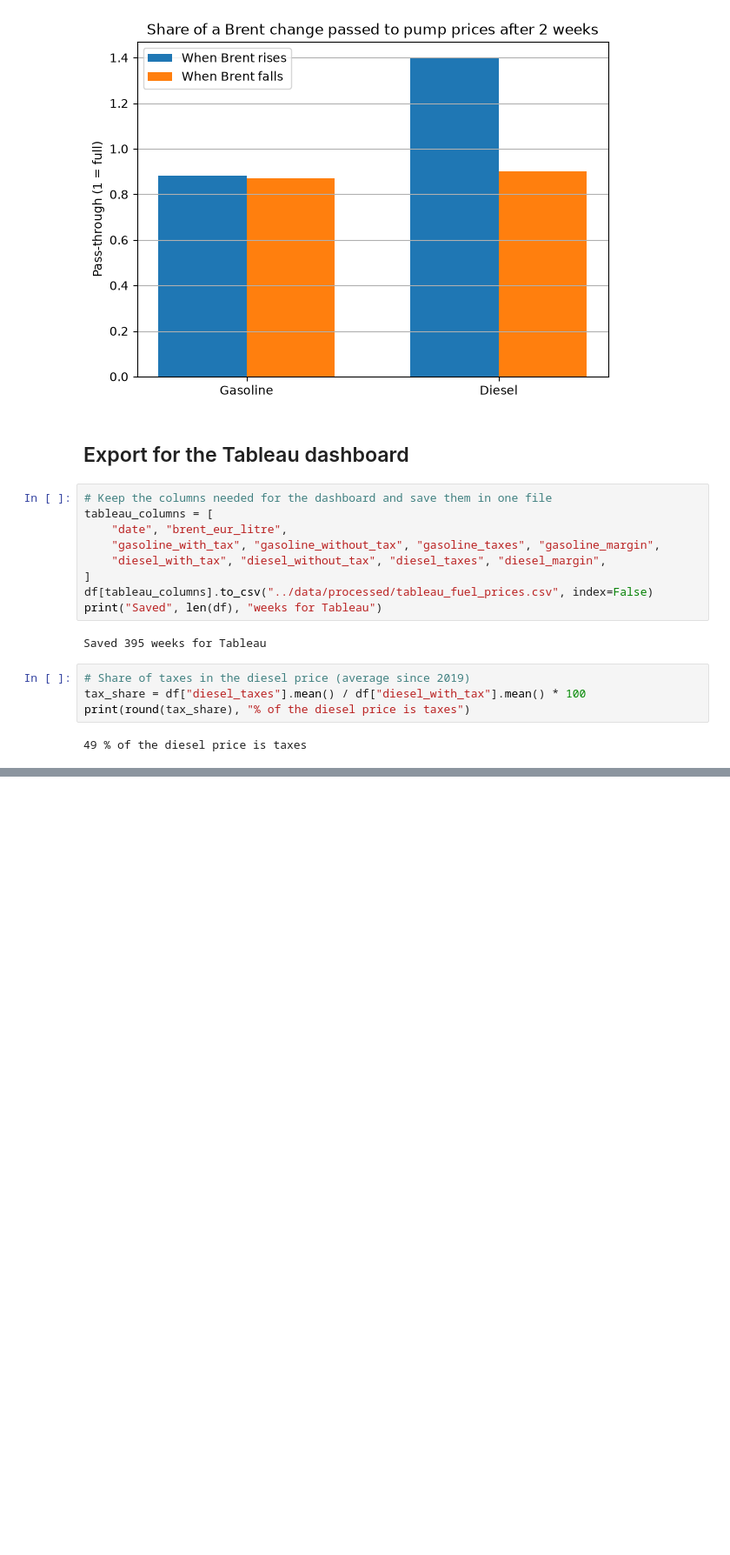
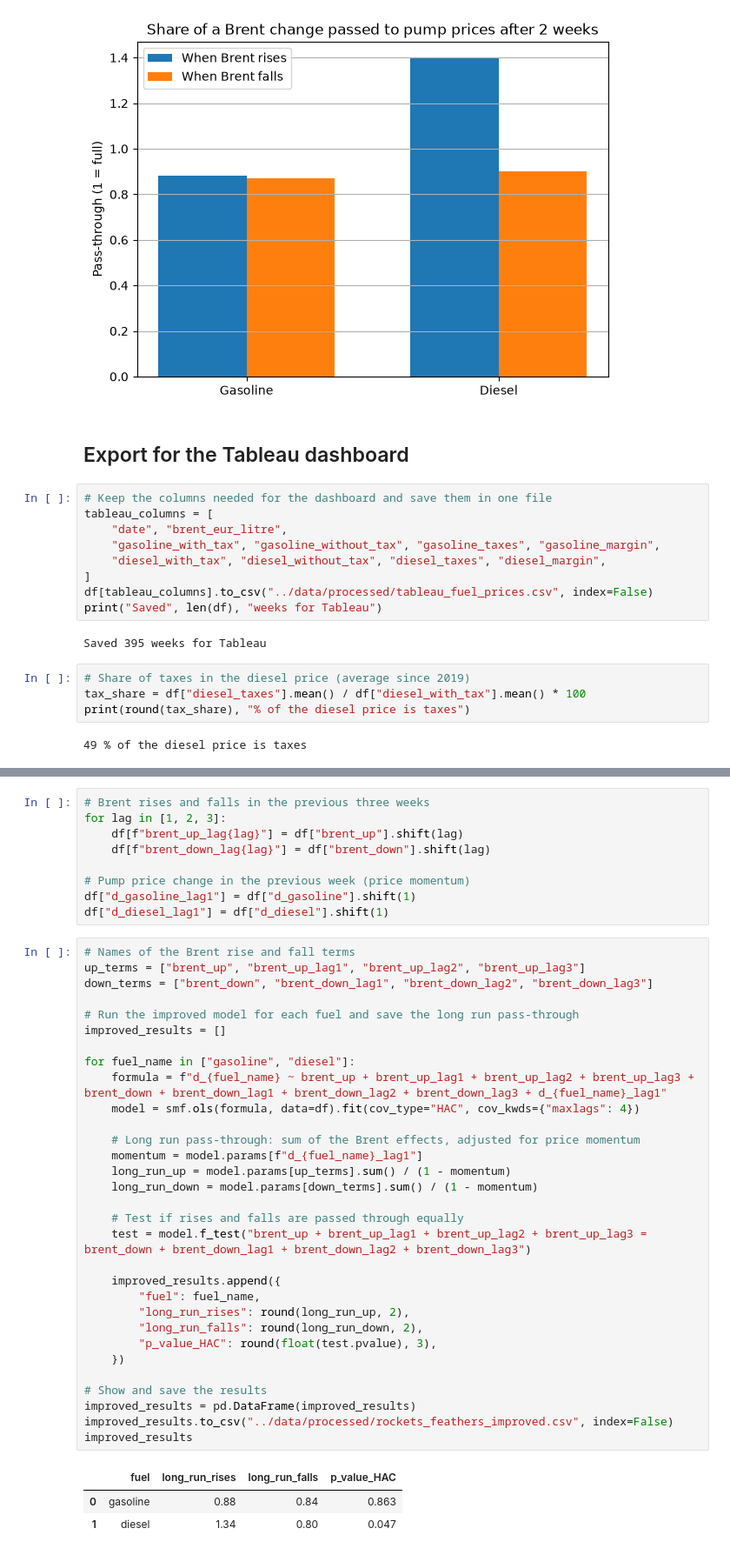
Before and after one commit to josepaulonunes/fuel-prices-portugal, a Jupyter notebook: notebooks/02_fuel_prices.ipynb, the cells around one changed output, grey strips where cells are left out. Shown at 87% size. Saved outputs shown, nothing was run; the diff lists cells and outputs as text; blank space fills up the shorter version.

Commit message:
Improve model with four weeks of lags and price momentum

```diff
--- a/notebooks/02_fuel_prices.ipynb
+++ b/notebooks/02_fuel_prices.ipynb
@@ -301,0 +305,44 @@ print(round(tax_share), "% of the diesel price is taxes")
+# %%
+# Brent rises and falls in the previous three weeks
+for lag in [1, 2, 3]:
+    df[f"brent_up_lag{lag}"] = df["brent_up"].shift(lag)
+    df[f"brent_down_lag{lag}"] = df["brent_down"].shift(lag)
+
+# Pump price change in the previous week (price momentum)
+df["d_gasoline_lag1"] = df["d_gasoline"].shift(1)
+df["d_diesel_lag1"] = df["d_diesel"].shift(1)
+# %%
+# Names of the Brent rise and fall terms
+up_terms = ["brent_up", "brent_up_lag1", "brent_up_lag2", "brent_up_lag3"]
+down_terms = ["brent_down", "brent_down_lag1", "brent_down_lag2", "brent_down_lag3"]
+
+# Run the improved model for each fuel and save the long run pass-through
+improved_results = []
+
+for fuel_name in ["gasoline", "diesel"]:
+    formula = f"d_{fuel_name} ~ brent_up + brent_up_lag1 + brent_up_lag2 + brent_up_lag3 + brent_down + brent_down_lag1 + brent_down_lag2 + brent_down_lag3 + d_{fuel_name}_lag1"
+    model = smf.ols(formula, data=df).fit(cov_type="HAC", cov_kwds={"maxlags": 4})
+
+    # Long run pass-through: sum of the Brent effects, adjusted for price momentum
+    momentum = model.params[f"d_{fuel_name}_lag1"]
+    long_run_up = model.params[up_terms].sum() / (1 - momentum)
+    long_run_down = model.params[down_terms].sum() / (1 - momentum)
+
+    # Test if rises and falls are passed through equally
+    test = model.f_test("brent_up + brent_up_lag1 + brent_up_lag2 + brent_up_lag3 = brent_down + brent_down_lag1 + brent_down_lag2 + brent_down_lag3")
+
+    improved_results.append({
+        "fuel": fuel_name,
+        "long_run_rises": round(long_run_up, 2),
+        "long_run_falls": round(long_run_down, 2),
+        "p_value_HAC": round(float(test.pvalue), 3),
+    })
+
+# Show and save the results
+improved_results = pd.DataFrame(improved_results)
+improved_results.to_csv("../data/processed/rockets_feathers_improved.csv", index=False)
+improved_results
+# %% [output]
+|  | fuel | long_run_rises | long_run_falls | p_value_HAC |
+| 0 | gasoline | 0.88 | 0.84 | 0.863 |
+| 1 | diesel | 1.34 | 0.80 | 0.047 |
```
Also changed, not shown: parts of 2 cells of this notebook, 1 other file.
